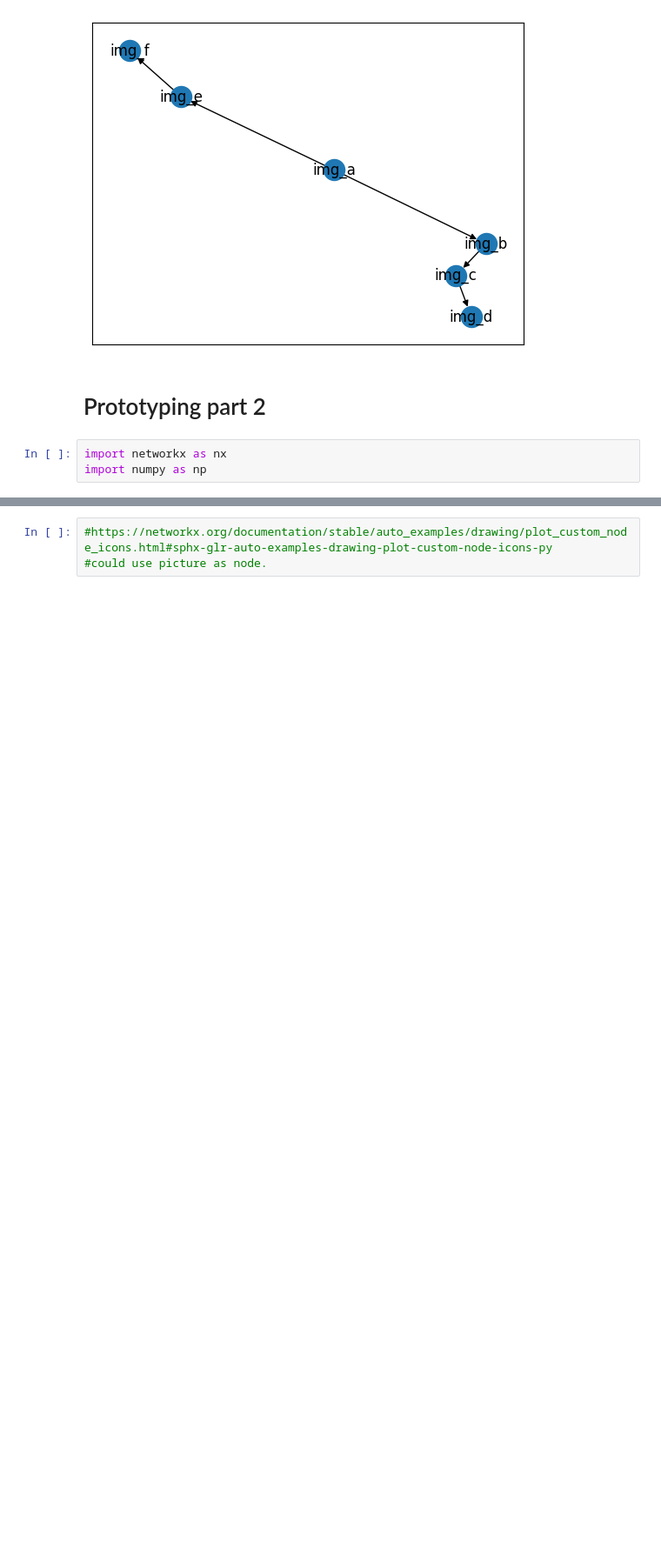
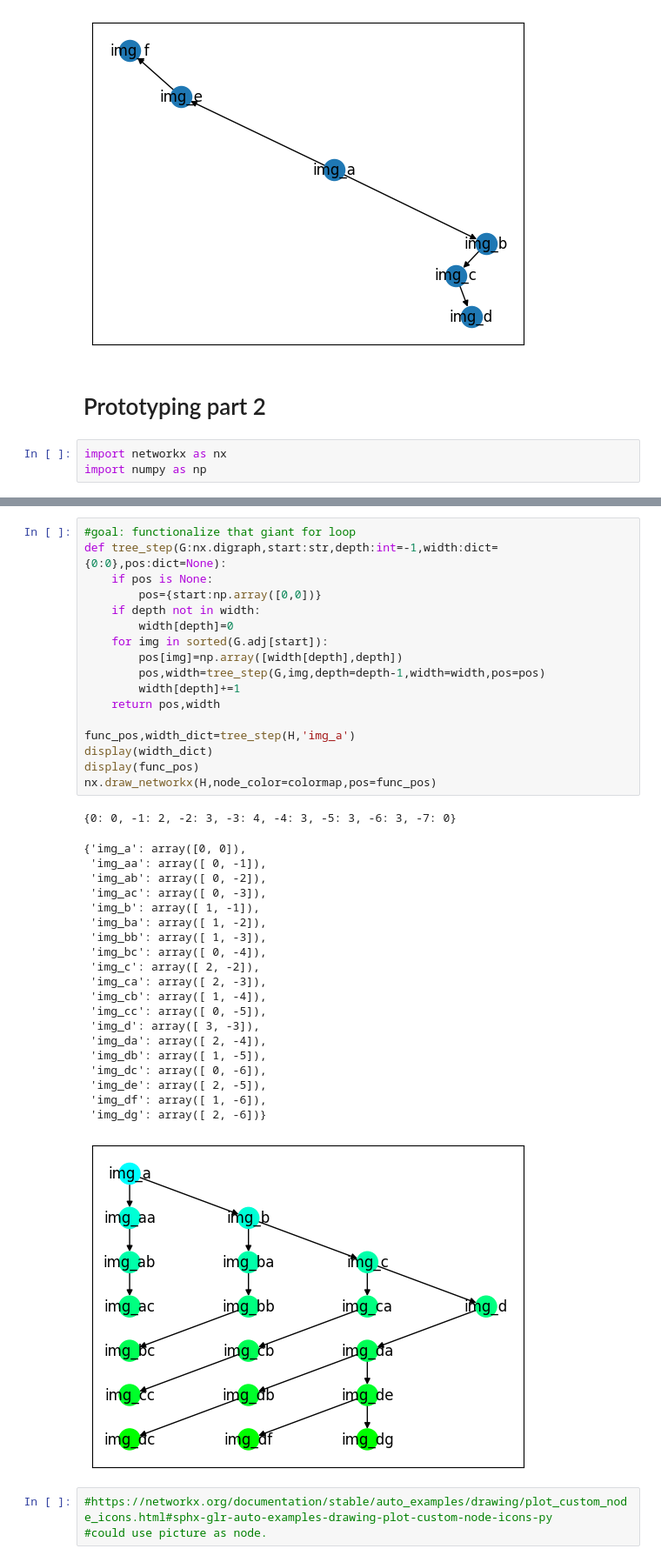
Before and after one commit to jess-garnett/MISalign, a Jupyter notebook: MISalign/model/prototype_relation_viewer.ipynb, the cells around one changed output, grey strips where cells are left out. Shown at 87% size. Drawn from its saved outputs; the diff is of its cells as text; blank space fills up the shorter version.

Commit message:
function tree working

```diff
--- a/MISalign/model/prototype_relation_viewer.ipynb
+++ b/MISalign/model/prototype_relation_viewer.ipynb
@@ -273,3 +277,42 @@ NodeView(('img_a', 'img_b', 'img_aa', 'img_c', 'img_ba', 'img_d', 'img_ca', 'img
+# %%
+#goal: functionalize that giant for loop
+def tree_step(G:nx.digraph,start:str,depth:int=-1,width:dict={0:0},pos:dict=None):
+    if pos is None:
+        pos={start:np.array([0,0])}
+    if depth not in width:
+        width[depth]=0
+    for img in sorted(G.adj[start]):
+        pos[img]=np.array([width[depth],depth])
+        pos,width=tree_step(G,img,depth=depth-1,width=width,pos=pos)
+        width[depth]+=1
+    return pos,width
+
+func_pos,width_dict=tree_step(H,'img_a')
+display(width_dict)
+display(func_pos)
+nx.draw_networkx(H,node_color=colormap,pos=func_pos)
+# %% [output]
+{0: 0, -1: 2, -2: 3, -3: 4, -4: 3, -5: 3, -6: 3, -7: 0}
+{'img_a': array([0, 0]),
+ 'img_aa': array([ 0, -1]),
+ 'img_ab': array([ 0, -2]),
+ 'img_ac': array([ 0, -3]),
+ 'img_b': array([ 1, -1]),
+ 'img_ba': array([ 1, -2]),
+ 'img_bb': array([ 1, -3]),
+ 'img_bc': array([ 0, -4]),
+ 'img_c': array([ 2, -2]),
+ 'img_ca': array([ 2, -3]),
+ 'img_cb': array([ 1, -4]),
+ 'img_cc': array([ 0, -5]),
+ 'img_d': array([ 3, -3]),
+ 'img_da': array([ 2, -4]),
+ 'img_db': array([ 1, -5]),
+ 'img_dc': array([ 0, -6]),
+ 'img_de': array([ 2, -5]),
+ 'img_df': array([ 1, -6]),
+ 'img_dg': array([ 2, -6])}
+[figure, added]
 # %%
 #https://networkx.org/documentation/stable/auto_examples/drawing/plot_custom_node_icons.html#sphx-glr-auto-examples-drawing-plot-custom-node-icons-py
 #could use picture as node.
```
Also changed, not shown: parts of 1 cell of this notebook.
